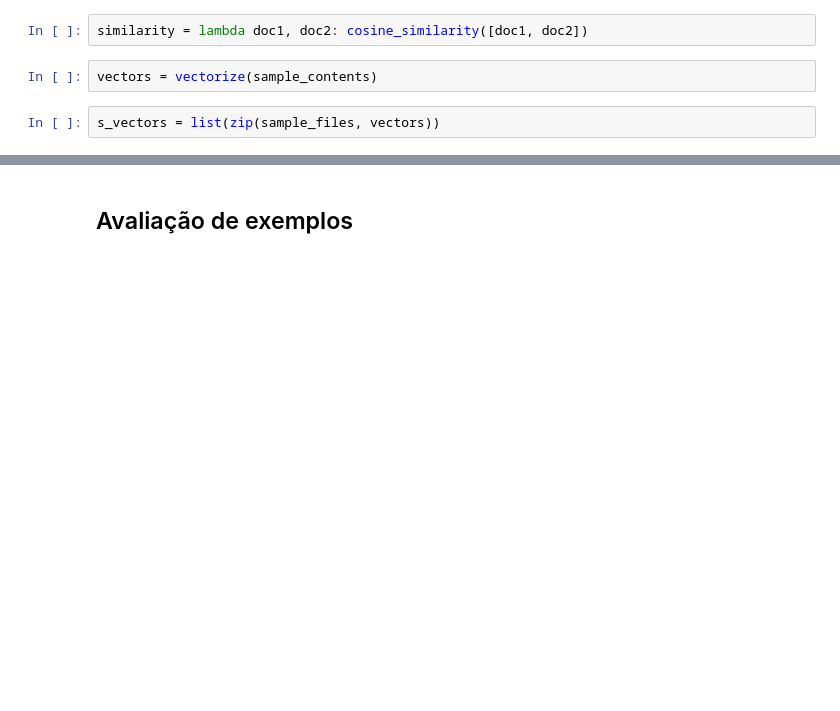
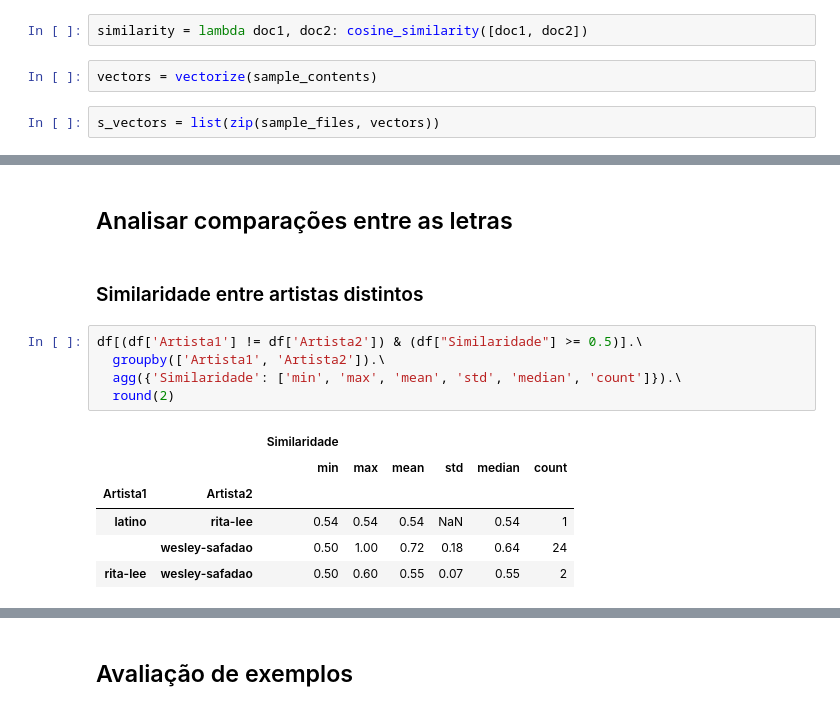
Before and after one commit to hjort/pos-ufrgs-detector-plagio, a Jupyter notebook: 11-detector-plagio-v1.ipynb, the cells around one changed output, grey strips where cells are left out. Drawn from its saved outputs; the diff is of its cells as text; blank space fills up the shorter version.

```diff
--- a/11-detector-plagio-v1.ipynb
+++ b/11-detector-plagio-v1.ipynb
@@ -125,0 +149,16 @@ df
+# %% [markdown]
+## Analisar comparações entre as letras
+# %% [markdown]
+### Similaridade entre artistas distintos
+# %%
+df[(df['Artista1'] != df['Artista2']) & (df["Similaridade"] >= 0.5)].\
+  groupby(['Artista1', 'Artista2']).\
+  agg({'Similaridade': ['min', 'max', 'mean', 'std', 'median', 'count']}).\
+  round(2)
+# %% [output]
+|  |  | Similaridade |  |  |  |  |  |
+|  |  | min | max | mean | std | median | count |
+| Artista1 | Artista2 |  |  |  |  |  |  |
+| latino | rita-lee | 0.54 | 0.54 | 0.54 | NaN | 0.54 | 1 |
+|  | wesley-safadao | 0.50 | 1.00 | 0.72 | 0.18 | 0.64 | 24 |
+| rita-lee | wesley-safadao | 0.50 | 0.60 | 0.55 | 0.07 | 0.55 | 2 |
```
Also changed, not shown: parts of 30 cells of this notebook.
